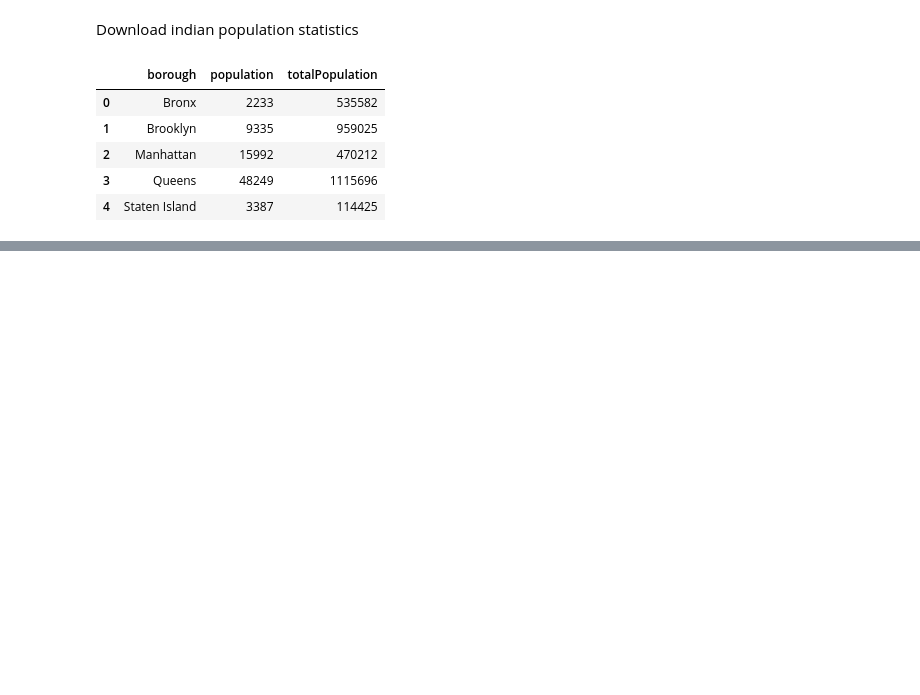
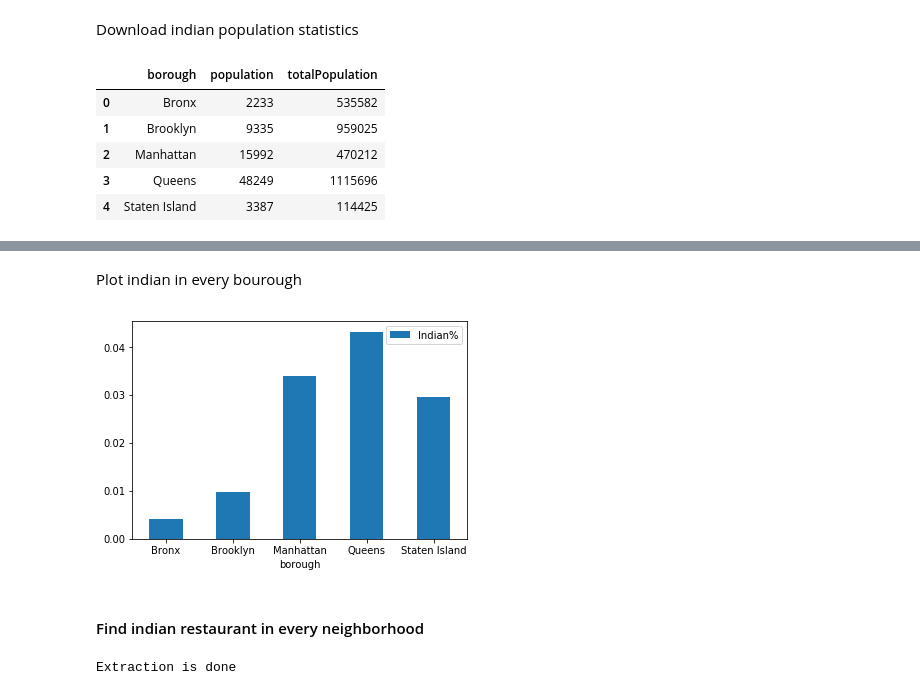
Before and after one commit to kranthibalusu/Coursera_Capstone, a Jupyter notebook: Indian&ChineseRestaurants .ipynb, the cells around one changed output, grey strips where cells are left out. Cells and saved outputs as stored; diff of their text form; code cells hidden in the pictures; blank space fills up the shorter version.

```diff
--- a/Indian&ChineseRestaurants .ipynb
+++ b/Indian&ChineseRestaurants .ipynb
@@ -177,0 +201,2 @@ nearby_venues.head()
+# %% [markdown]
+Plot indian in every bourough
@@ -177,0 +206,33 @@ nearby_venues.head()
+# %%
+# Plot percentage of indians
+dfInds['Indian%'] = dfInds['population']/dfInds['totalPopulation']
+ax = dfInds.plot.bar(x='borough', y='Indian%', rot=0)
+# %% [output]
+[figure, added]
+# %% [markdown]
+
+#### Find indian restaurant in every neighborhood
+# %%
+noOfNeighs = neighborhoods.shape[0]
+Radius =2000
+noOfIndRest= np.empty([noOfNeighs, 1])
+for i in range(noOfNeighs): #
+    neighborhood_latitude = neighborhoods['Latitude'][i]
+    neighborhood_longitude = neighborhoods['Longitude'][i]
+    # category ID of indian restaurants 4bf58dd8d48988d10f941735 from https://developer.foursquare.com/docs/resources/categories
+    url = 'https://api.foursquare.com/v2/venues/search?&client_id={}&client_secret={}&v={}&ll={},{}&radius={}&limit=50&categoryId= 4bf58dd8d48988d17f941735'.format(
+        CLIENT_ID,
+        CLIENT_SECRET,
+        VERSION,
+        neighborhood_latitude,
+        neighborhood_longitude,
+        Radius)
+    #url # display URL
+    # del results, venues, nearby_venues
+    results = requests.get(url).json()
+    venues = results['response']['venues']
+    nearby_venues = json_normalize(venues) # flatten JSON
+    noOfIndRest[i] = nearby_venues.shape[0]
+print("Extraction is done")
+# %% [output]
+Extraction is done
```
Also changed, not shown: parts of 40 cells of this notebook.
